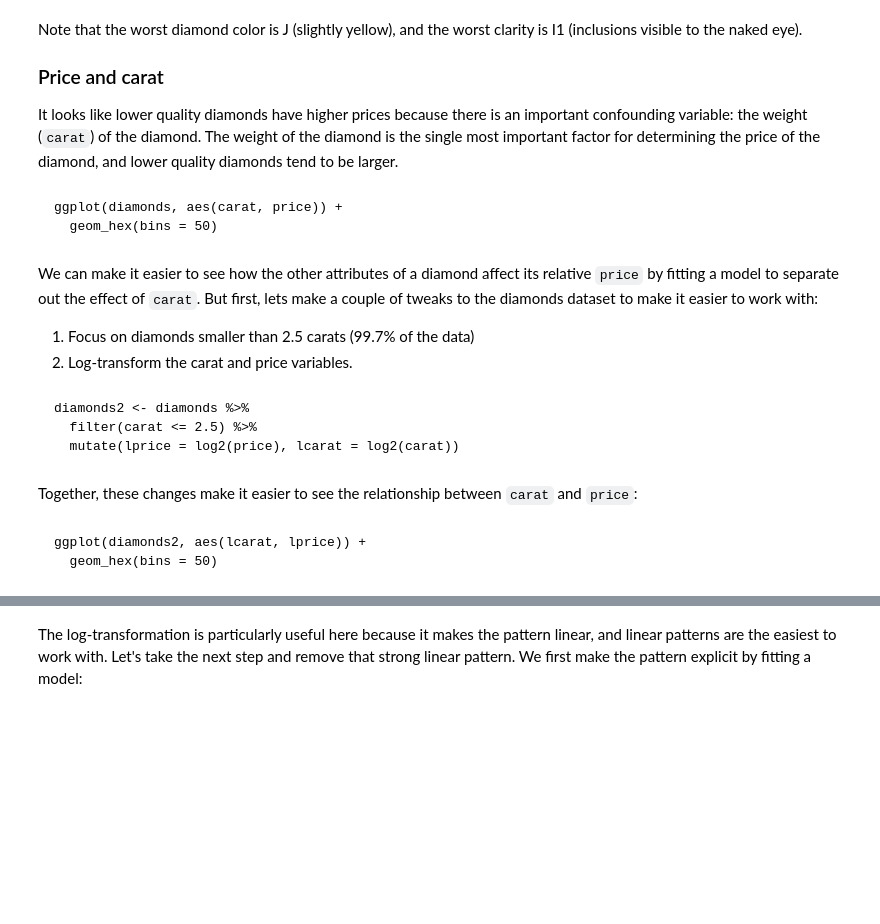
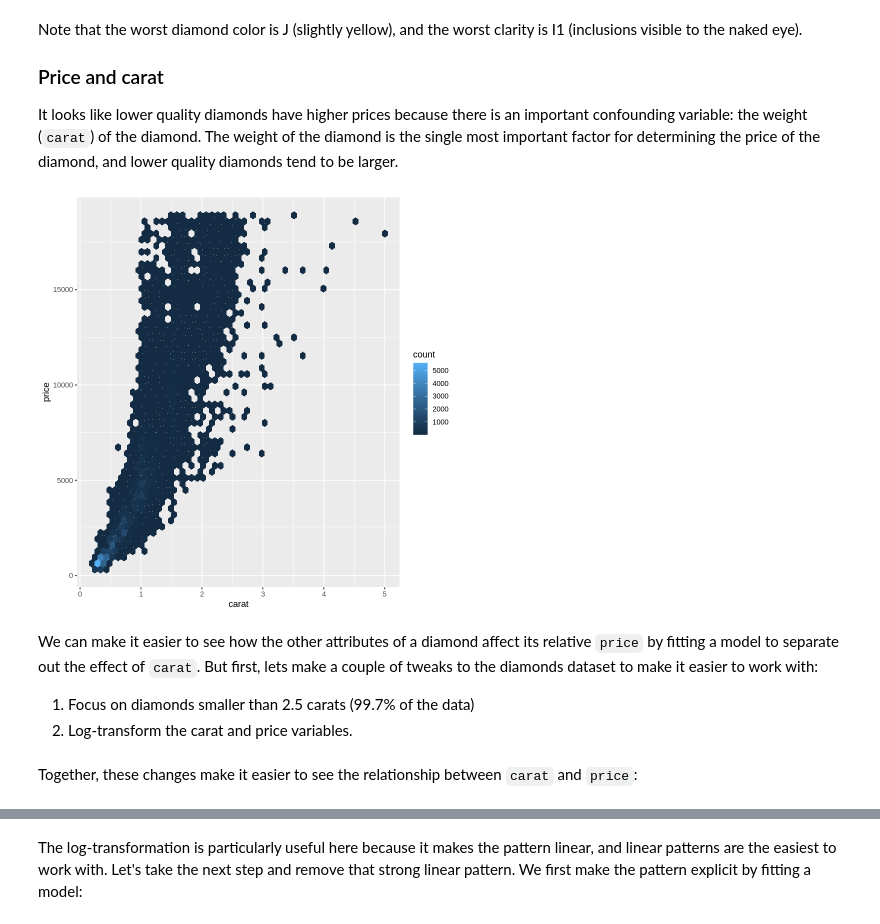
Before and after one commit to fralfaro/r4ds-book, a Jupyter notebook: docs/24_model_building.ipynb, the cells around one changed output, grey strips where cells are left out. Saved outputs shown, nothing was run; the diff lists cells and outputs as text; code cells hidden in the pictures; blank space fills up the shorter version.

````diff
--- a/docs/24_model_building.ipynb
+++ b/docs/24_model_building.ipynb
@@ -54,22 +55,14 @@ Note that the worst diamond color is J (slightly yellow), and the worst clarity
 ### Price and carat
 
 It looks like lower quality diamonds have higher prices because there is an important confounding variable: the weight (`carat`) of the diamond. The weight of the diamond is the single most important factor for determining the price of the diamond, and lower quality diamonds tend to be larger.
-# %% [markdown]
-
-```{r}
-ggplot(diamonds, aes(carat, price)) +
-  geom_hex(bins = 50)
-```
+# %%
+ggplot(diamonds, aes(carat, price)) +
+  geom_hex(bins = 50)
+# %% [output]
+[figure, added]
 # %% [markdown]
 
 We can make it easier to see how the other attributes of a diamond affect its relative `price` by fitting a model to separate out the effect of `carat`. But first, lets make a couple of tweaks to the diamonds dataset to make it easier to work with:
 
 1. Focus on diamonds smaller than 2.5 carats (99.7% of the data)
 1. Log-transform the carat and price variables.
-# %% [markdown]
-
-```{r}
-diamonds2 <- diamonds %>%
-  filter(carat <= 2.5) %>%
-  mutate(lprice = log2(price), lcarat = log2(carat))
-```
@@ -76,9 +73,3 @@ diamonds2 <- diamonds %>%
 # %% [markdown]
 
 Together, these changes make it easier to see the relationship between `carat` and `price`:
-# %% [markdown]
-
-```{r}
-ggplot(diamonds2, aes(lcarat, lprice)) +
-  geom_hex(bins = 50)
-```
````
Also changed, not shown: parts of 62 cells of this notebook.
